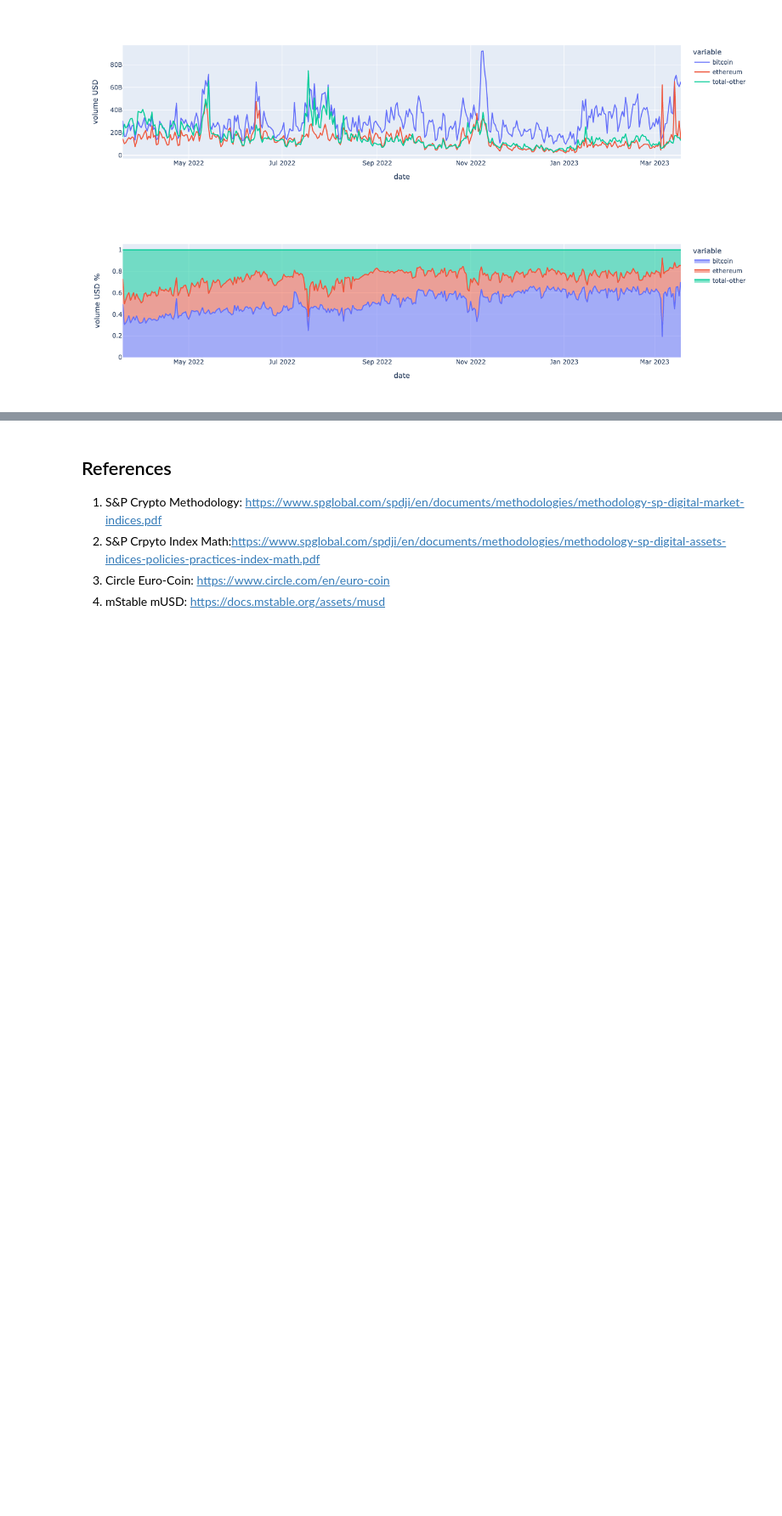
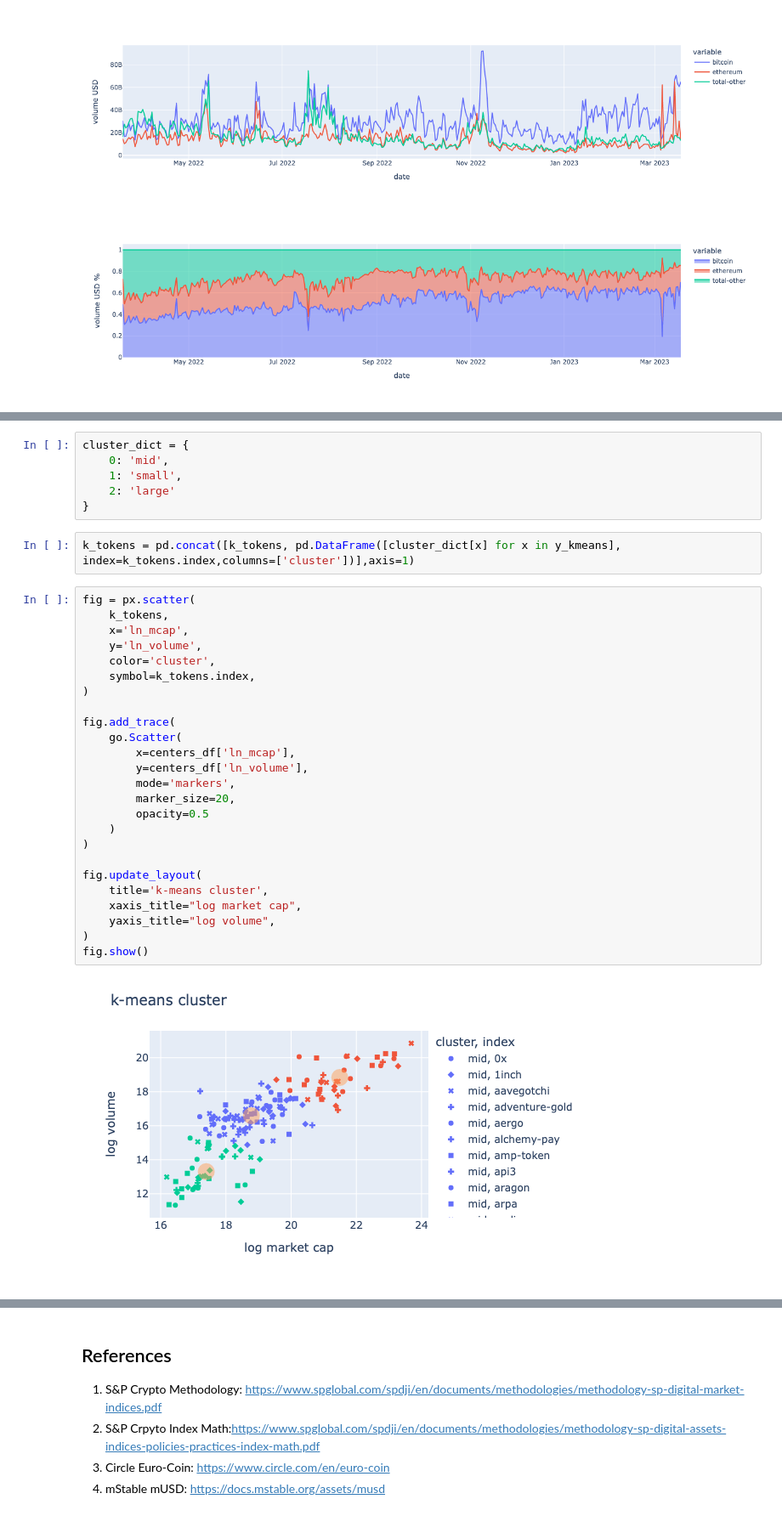
Before and after one commit to ptzhi/benchmark-research, a Jupyter notebook: sp_broad_digital_index.ipynb, the cells around one changed output, grey strips where cells are left out. Shown at 85% size. Cells and saved outputs as stored; diff of their text form; blank space fills up the shorter version.

Commit message:
k-means

```diff
--- a/sp_broad_digital_index.ipynb
+++ b/sp_broad_digital_index.ipynb
@@ -785,0 +869,35 @@ NameError: name 'bdm_price_df' is not defined
+# %%
+cluster_dict = {
+    0: 'mid',
+    1: 'small',
+    2: 'large'
+}
+# %%
+k_tokens = pd.concat([k_tokens, pd.DataFrame([cluster_dict[x] for x in y_kmeans], index=k_tokens.index,columns=['cluster'])],axis=1)
+# %%
+fig = px.scatter(
+    k_tokens,
+    x='ln_mcap',
+    y='ln_volume',
+    color='cluster',
+    symbol=k_tokens.index,
+)
+
+fig.add_trace(
+    go.Scatter(
+        x=centers_df['ln_mcap'],
+        y=centers_df['ln_volume'],
+        mode='markers',
+        marker_size=20,
+        opacity=0.5
+    )
+)
+
+fig.update_layout(
+    title='k-means cluster',
+    xaxis_title="log market cap",
+    yaxis_title="log volume",
+)
+fig.show()
+# %% [output]
+[figure, added]
```
Also changed, not shown: parts of 15 cells of this notebook, 1 other file.
